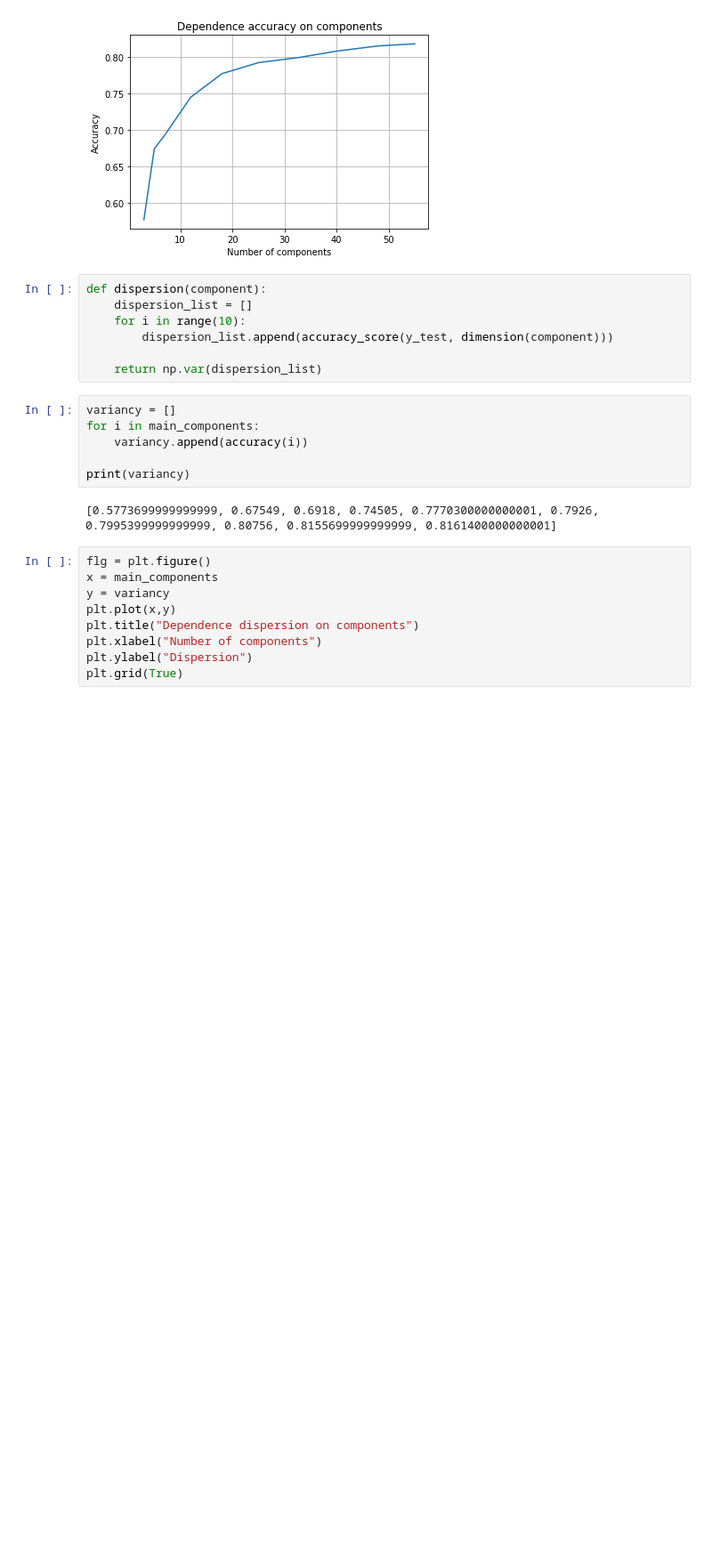
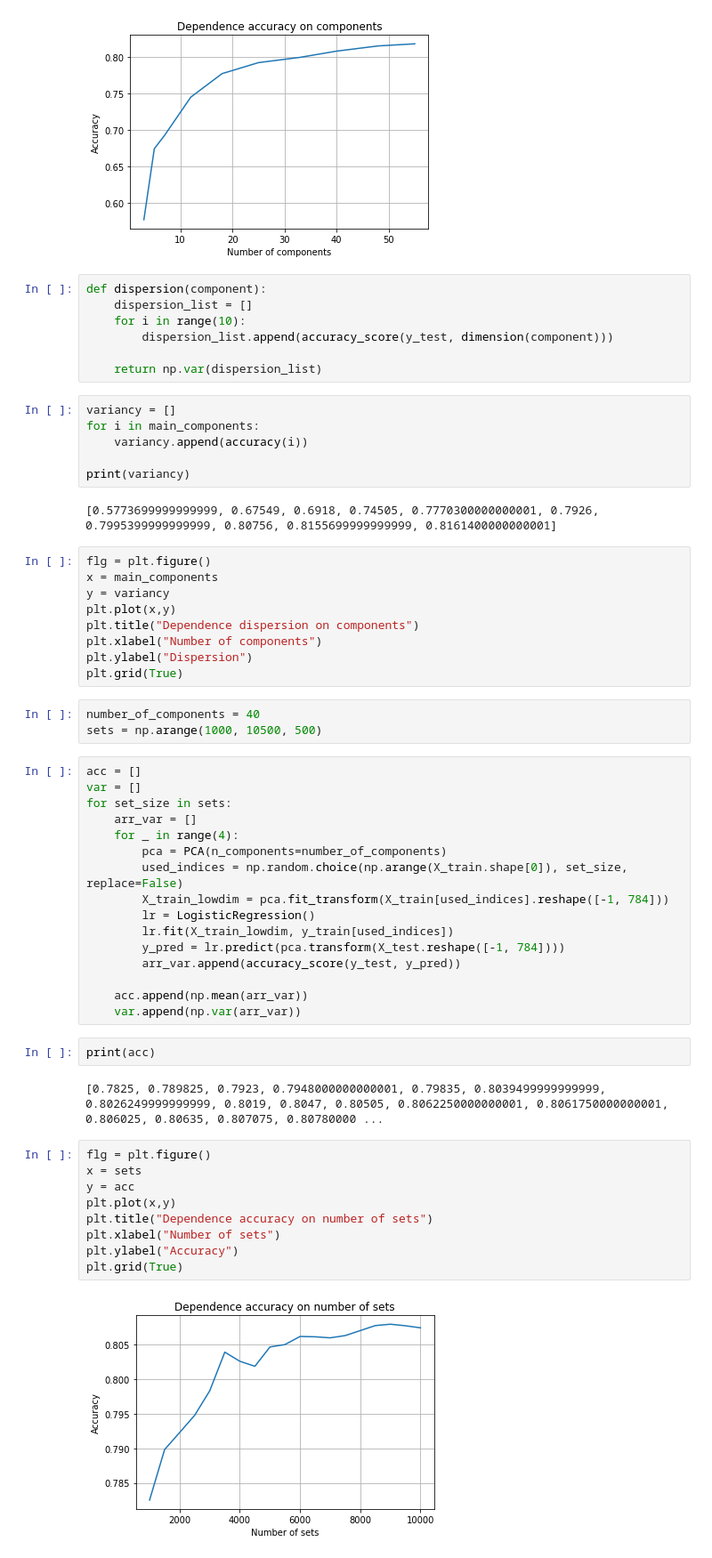
Before and after one commit to Intelligent-Systems-Phystech/StartCode, a Jupyter notebook: TorlakArtem2018ProblemMNIST/Torlak518.ipynb, the cells around one changed output. Shown at 89% size. Drawn from its saved outputs; the diff is of its cells as text; blank space fills up the shorter version.

```diff
--- a/TorlakArtem2018ProblemMNIST/Torlak518.ipynb
+++ b/TorlakArtem2018ProblemMNIST/Torlak518.ipynb
@@ -108,3 +99,37 @@ plt.title("Dependence dispersion on components")
 plt.xlabel("Number of components")
 plt.ylabel("Dispersion")
 plt.grid(True)
+# %%
+number_of_components = 40
+sets = np.arange(1000, 10500, 500)
+# %%
+acc = []
+var = []
+for set_size in sets:
+    arr_var = []
+    for _ in range(4):
+        pca = PCA(n_components=number_of_components)
+        used_indices = np.random.choice(np.arange(X_train.shape[0]), set_size, replace=False)
+        X_train_lowdim = pca.fit_transform(X_train[used_indices].reshape([-1, 784]))
+        lr = LogisticRegression()
+        lr.fit(X_train_lowdim, y_train[used_indices])
+        y_pred = lr.predict(pca.transform(X_test.reshape([-1, 784])))
+        arr_var.append(accuracy_score(y_test, y_pred))
+
+    acc.append(np.mean(arr_var))
+    var.append(np.var(arr_var))
+# %%
+print(acc)
+# %% [output]
+[0.7825, 0.789825, 0.7923, 0.7948000000000001, 0.79835, 0.8039499999999999, 0.8026249999999999, 0.8019, 0.8047, 0.80505, 0.8062250000000001, 0.8061750000000001, 0.806025, 0.80635, 0.807075, 0.80780000 ...
+# %%
+flg = plt.figure()
+x = sets
+y = acc
+plt.plot(x,y)
+plt.title("Dependence accuracy on number of sets")
+plt.xlabel("Number of sets")
+plt.ylabel("Accuracy")
+plt.grid(True)
+# %% [output]
+[figure, added]
```
Also changed, not shown: parts of 2 cells of this notebook, 1 other file.
